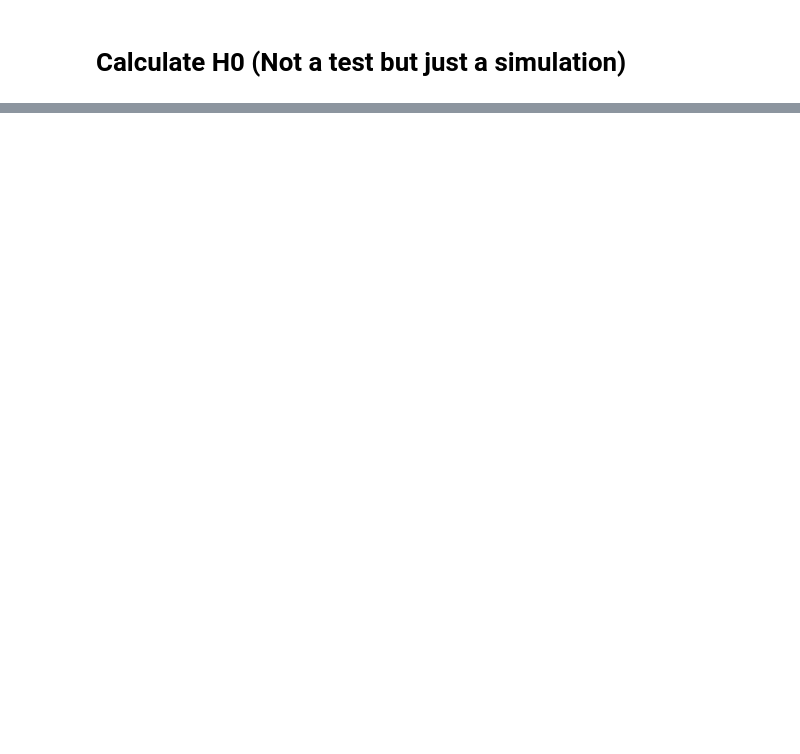
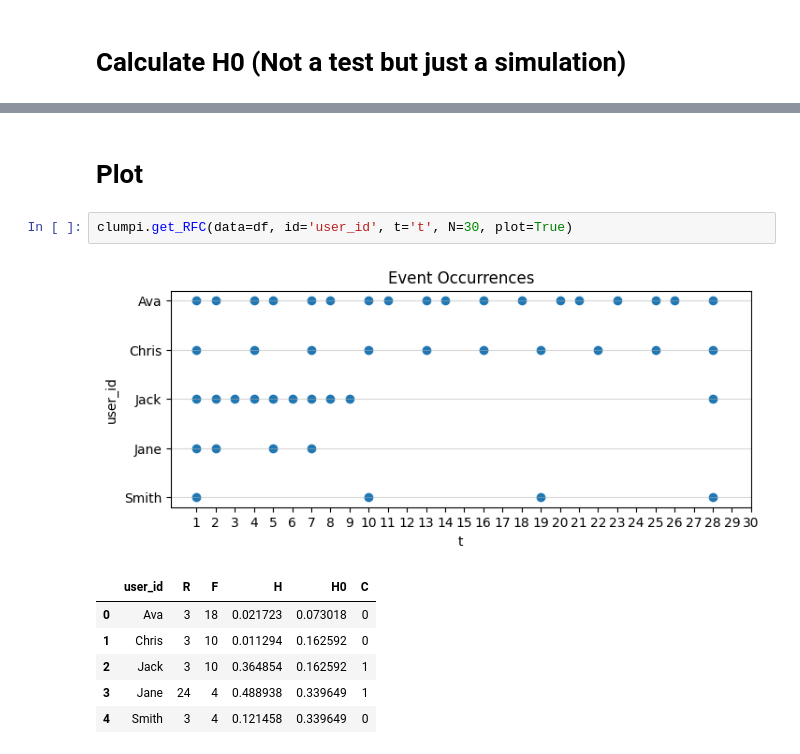
Before and after one commit to jniimi/clumpi, a Jupyter notebook: clumpi_sample.ipynb, the cells around one changed output, grey strips where cells are left out. Cells and saved outputs as stored; diff of their text form; blank space fills up the shorter version.

```diff
--- a/clumpi_sample.ipynb
+++ b/clumpi_sample.ipynb
@@ -57,3 +67,15 @@ clumpi.calc_threshold(N=30, M=3000, alpha=0.05)
 | 27 | 28 | 1.176788e-02 |
 | 28 | 29 | 3.507397e-03 |
 | 29 | 30 | -2.220446e-16 |
+# %% [markdown]
+# Plot
+# %%
+clumpi.get_RFC(data=df, id='user_id', t='t', N=30, plot=True)
+# %% [output]
+[figure, added]
+|  | user_id | R | F | H | H0 | C |
+| 0 | Ava | 3 | 18 | 0.021723 | 0.073018 | 0 |
+| 1 | Chris | 3 | 10 | 0.011294 | 0.162592 | 0 |
+| 2 | Jack | 3 | 10 | 0.364854 | 0.162592 | 1 |
+| 3 | Jane | 24 | 4 | 0.488938 | 0.339649 | 1 |
+| 4 | Smith | 3 | 4 | 0.121458 | 0.339649 | 0 |
```
Also changed, not shown: parts of 8 cells of this notebook.
